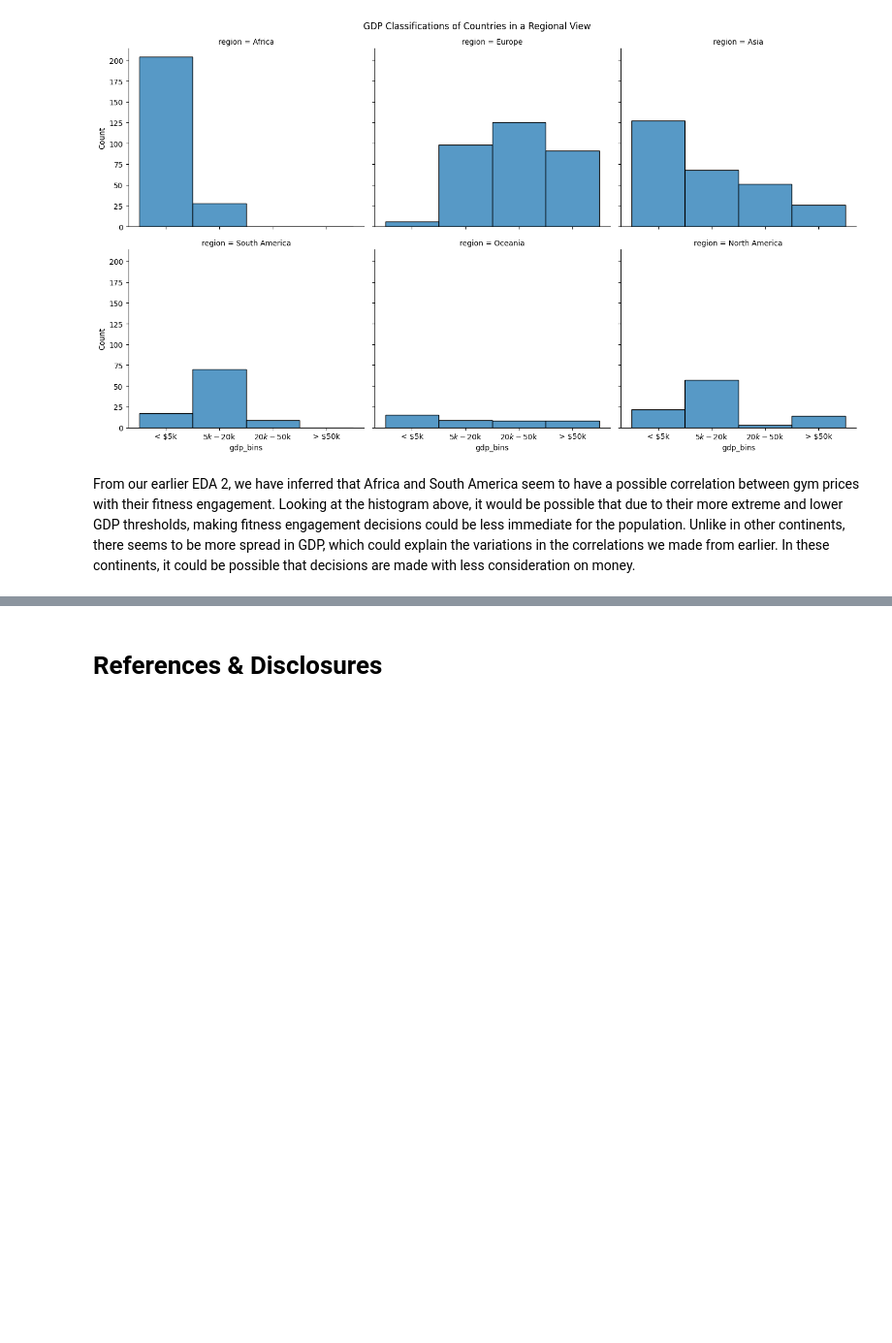
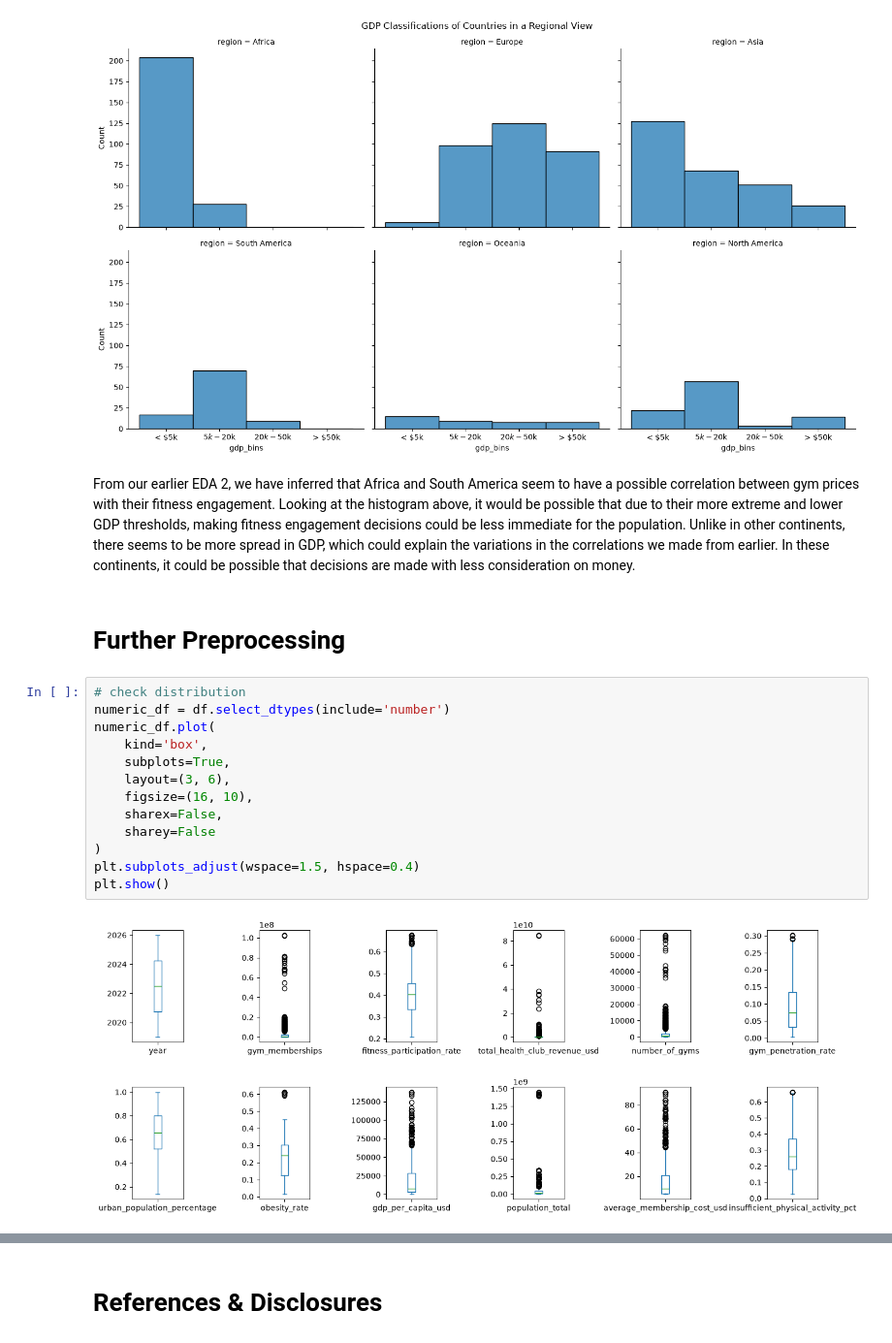
Before and after one commit to YUANQTIE/CSMODEL-MCO2, a Jupyter notebook: AF_CSMODEL.ipynb, the cells around one changed output, grey strips where cells are left out. Shown at 97% size. Cells and saved outputs as stored; diff of their text form; blank space fills up the shorter version.

Commit message:
merged preprocessing nbk to the main nbk

```diff
--- a/AF_CSMODEL.ipynb
+++ b/AF_CSMODEL.ipynb
@@ -643,3 +643,20 @@ plt.show()
 [figure]
 # %% [markdown]
 From our earlier EDA 2, we have inferred that Africa and South America seem to have a possible correlation between gym prices with their fitness engagement. Looking at the histogram above, it would be possible that due to their more extreme and lower GDP thresholds, making fitness engagement decisions could be less immediate for the population. Unlike in other continents, there seems to be more spread in GDP, which could explain the variations in the correlations we made from earlier. In these continents, it could be possible that decisions are made with less consideration on money.
+# %% [markdown]
+# **Further Preprocessing**
+# %%
+# check distribution
+numeric_df = df.select_dtypes(include='number')
+numeric_df.plot(
+    kind='box',
+    subplots=True,
+    layout=(3, 6),
+    figsize=(16, 10),
+    sharex=False,
+    sharey=False
+)
+plt.subplots_adjust(wspace=1.5, hspace=0.4)
+plt.show()
+# %% [output]
+[figure, added]
```
Also changed, not shown: parts of 15 cells of this notebook, 1 other file.
